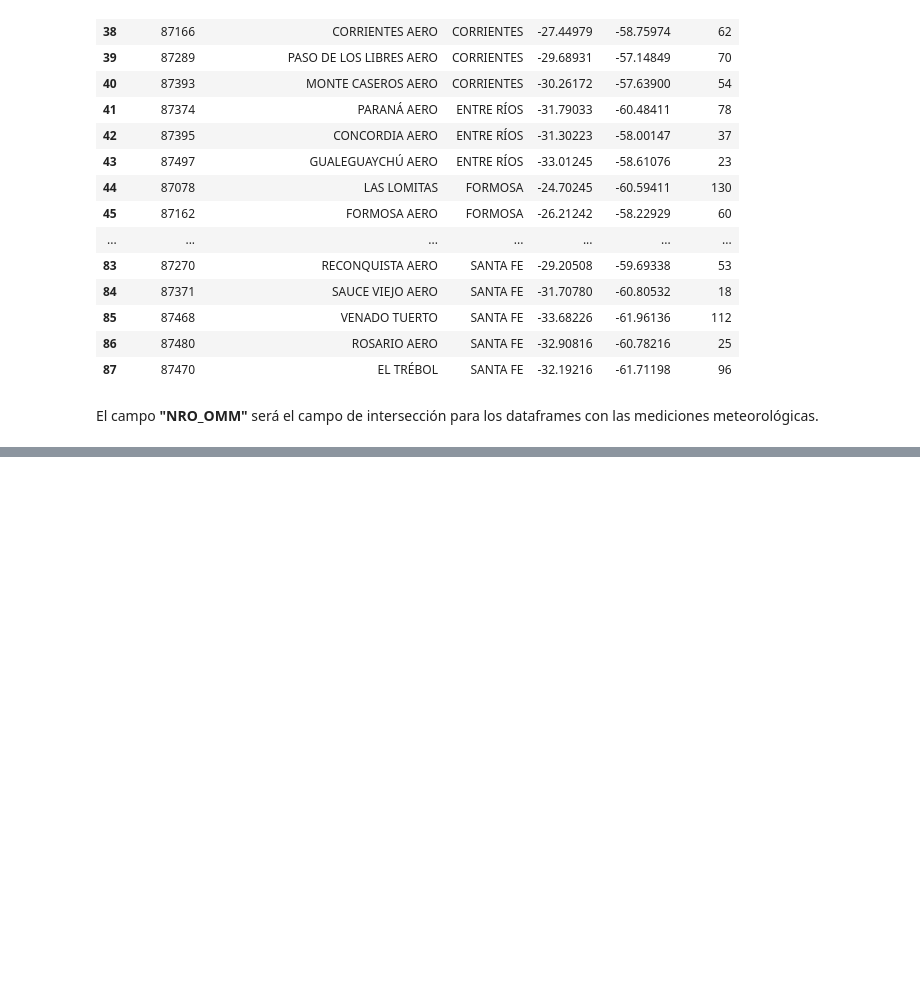
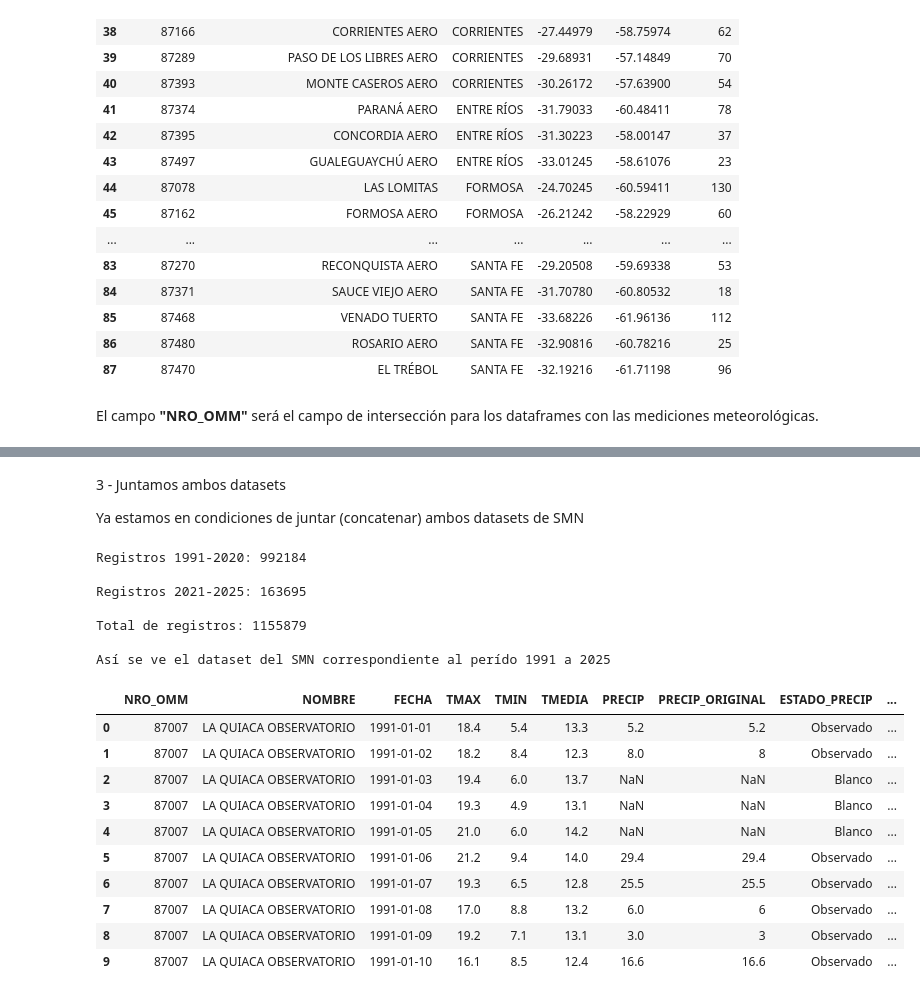
Before and after one commit to enrique20delgado-create/TP-Labo-ElNino-2C2026, a Jupyter notebook: Notebook/Ds_Enso.ipynb, the cells around one changed output, grey strips where cells are left out. Saved outputs shown, nothing was run; the diff lists cells and outputs as text; code cells hidden in the pictures; blank space fills up the shorter version.

```diff
--- a/Notebook/Ds_Enso.ipynb
+++ b/Notebook/Ds_Enso.ipynb
@@ -826,0 +1058,42 @@ El campo **"NRO_OMM"** será el campo de intersección para los dataframes con l
+# %% [markdown]
+3 - Juntamos ambos datasets
+
+Ya estamos en condiciones de juntar (concatenar) ambos datasets de SMN
+# %%
+# Unir los registros de ambos períodos
+smn_unificado_1991_2025 = pd.concat(
+    [smn_1991_2020_copia, smn_2021_2025_copia],
+    ignore_index=True
+)
+
+# Comprobar que no se perdieron registros
+assert len(smn_unificado_1991_2025) == len(smn_1991_2020_copia) + len(smn_2021_2025_copia)
+
+# Verificar dimensiones
+print("Registros 1991-2020:", len(smn_1991_2020_copia))
+print("\nRegistros 2021-2025:", len(smn_2021_2025_copia))
+print("\nTotal de registros:", len(smn_unificado_1991_2025))
+
+# Visualizar la base unificada
+print("\nAsí se ve el dataset del SMN correspondiente al perído 1991 a 2025")
+print()
+display(smn_unificado_1991_2025.head(10))
+# %% [output]
+Registros 1991-2020: 992184
+
+Registros 2021-2025: 163695
+
+Total de registros: 1155879
+
+Así se ve el dataset del SMN correspondiente al perído 1991 a 2025
+|  | NRO_OMM | NOMBRE | FECHA | TMAX | TMIN | TMEDIA | PRECIP | PRECIP_ORIGINAL | ESTADO_PRECIP | ... |
+| 0 | 87007 | LA QUIACA OBSERVATORIO | 1991-01-01 | 18.4 | 5.4 | 13.3 | 5.2 | 5.2 | Observado | ... |
+| 1 | 87007 | LA QUIACA OBSERVATORIO | 1991-01-02 | 18.2 | 8.4 | 12.3 | 8.0 | 8 | Observado | ... |
+| 2 | 87007 | LA QUIACA OBSERVATORIO | 1991-01-03 | 19.4 | 6.0 | 13.7 | NaN | NaN | Blanco | ... |
+| 3 | 87007 | LA QUIACA OBSERVATORIO | 1991-01-04 | 19.3 | 4.9 | 13.1 | NaN | NaN | Blanco | ... |
+| 4 | 87007 | LA QUIACA OBSERVATORIO | 1991-01-05 | 21.0 | 6.0 | 14.2 | NaN | NaN | Blanco | ... |
+| 5 | 87007 | LA QUIACA OBSERVATORIO | 1991-01-06 | 21.2 | 9.4 | 14.0 | 29.4 | 29.4 | Observado | ... |
+| 6 | 87007 | LA QUIACA OBSERVATORIO | 1991-01-07 | 19.3 | 6.5 | 12.8 | 25.5 | 25.5 | Observado | ... |
+| 7 | 87007 | LA QUIACA OBSERVATORIO | 1991-01-08 | 17.0 | 8.8 | 13.2 | 6.0 | 6 | Observado | ... |
+| 8 | 87007 | LA QUIACA OBSERVATORIO | 1991-01-09 | 19.2 | 7.1 | 13.1 | 3.0 | 3 | Observado | ... |
+| 9 | 87007 | LA QUIACA OBSERVATORIO | 1991-01-10 | 16.1 | 8.5 | 12.4 | 16.6 | 16.6 | Observado | ... |
```
Also changed, not shown: parts of 7 cells of this notebook.
